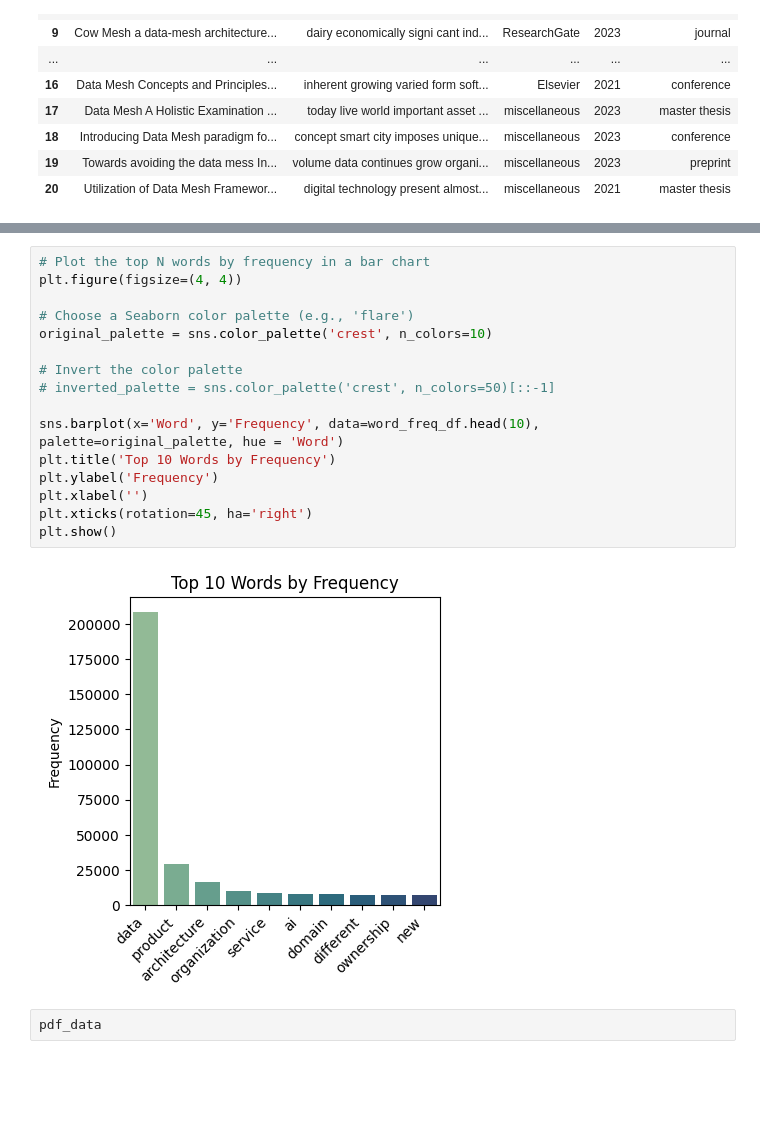
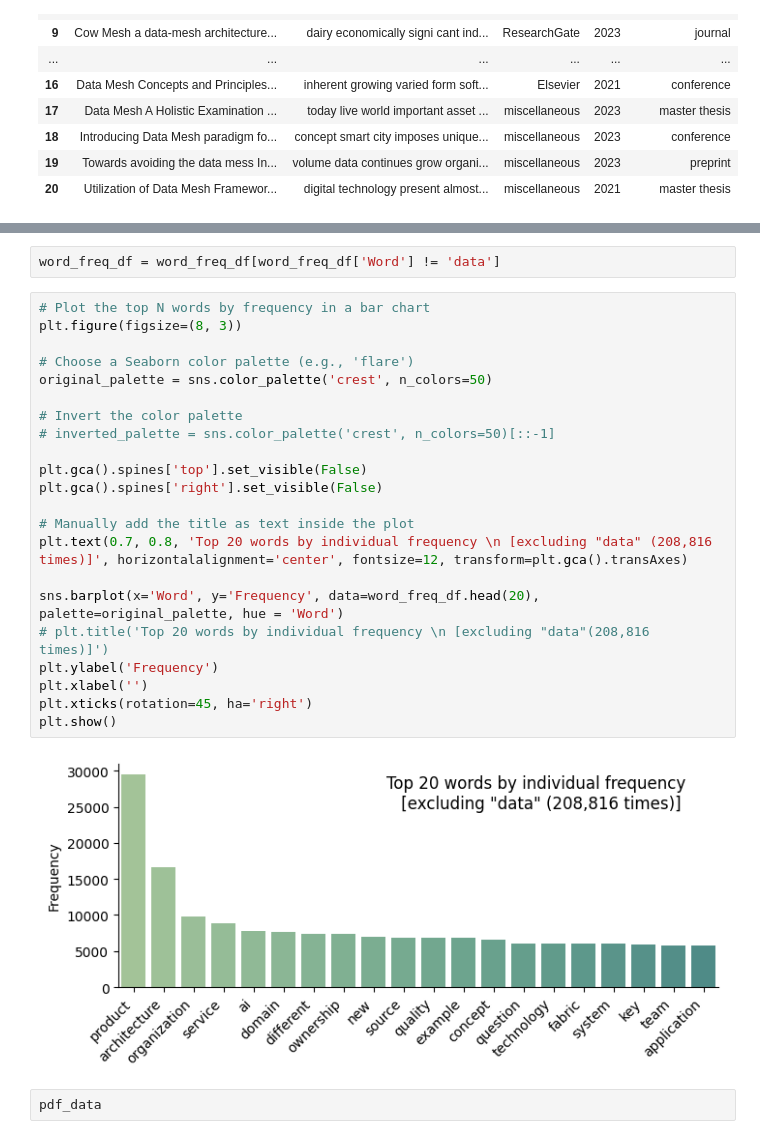
Before and after one commit to clumsyspeedboat/data_mesh_topics_and_sentiment, a Jupyter notebook: 02_Preprocess_data.ipynb, the cells around one changed output, grey strips where cells are left out. Cells and saved outputs as stored; diff of their text form; blank space fills up the shorter version.

```diff
--- a/02_Preprocess_data.ipynb
+++ b/02_Preprocess_data.ipynb
@@ -167,21 +181,29 @@ word_freq_df = word_freq_df.sort_values(by='Frequency', ascending=False)
+# %%
+word_freq_df = word_freq_df[word_freq_df['Word'] != 'data']
 # %%
 # Plot the top N words by frequency in a bar chart
-plt.figure(figsize=(4, 4))
+plt.figure(figsize=(8, 3))
 
 # Choose a Seaborn color palette (e.g., 'flare')
-original_palette = sns.color_palette('crest', n_colors=10)
+original_palette = sns.color_palette('crest', n_colors=50)
 
 # Invert the color palette
 # inverted_palette = sns.color_palette('crest', n_colors=50)[::-1]
 
-sns.barplot(x='Word', y='Frequency', data=word_freq_df.head(10), palette=original_palette, hue = 'Word')
-plt.title('Top 10 Words by Frequency')
+plt.gca().spines['top'].set_visible(False)
+plt.gca().spines['right'].set_visible(False)
+
+# Manually add the title as text inside the plot
+plt.text(0.7, 0.8, 'Top 20 words by individual frequency \n [excluding "data" (208,816 times)]', horizontalalignment='center', fontsize=12, transform=plt.gca().transAxes)
+
+sns.barplot(x='Word', y='Frequency', data=word_freq_df.head(20), palette=original_palette, hue = 'Word')
+# plt.title('Top 20 words by individual frequency \n [excluding "data"(208,816 times)]')
 plt.ylabel('Frequency')
 plt.xlabel('')
 plt.xticks(rotation=45, ha='right')
 plt.show()
 # %% [output]
-[figure, old version]
+[figure, new version]
 # %%
 pdf_data
 # %% [output]
```
Also changed, not shown: parts of 9 cells of this notebook.
